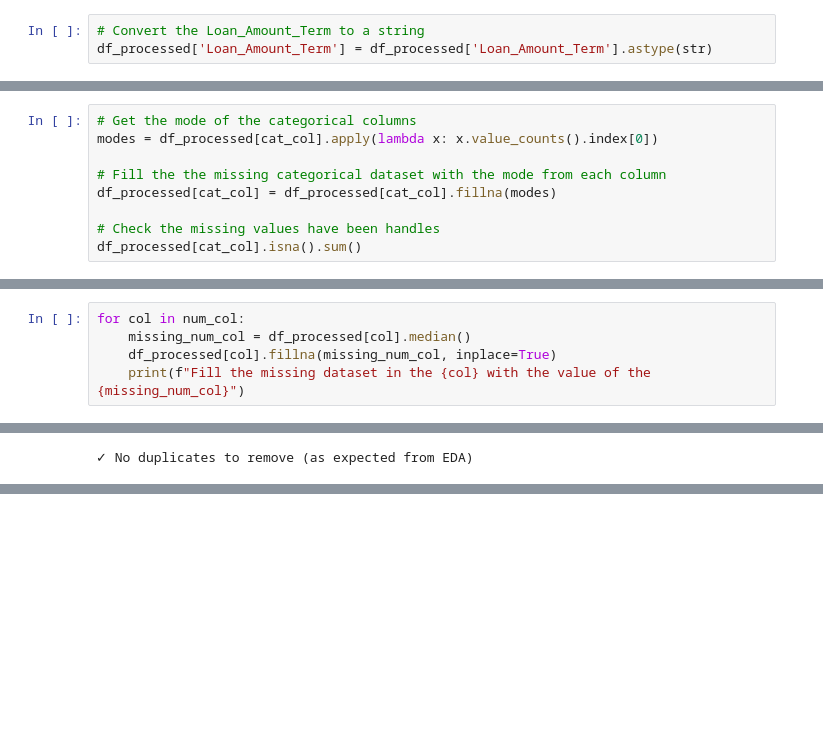
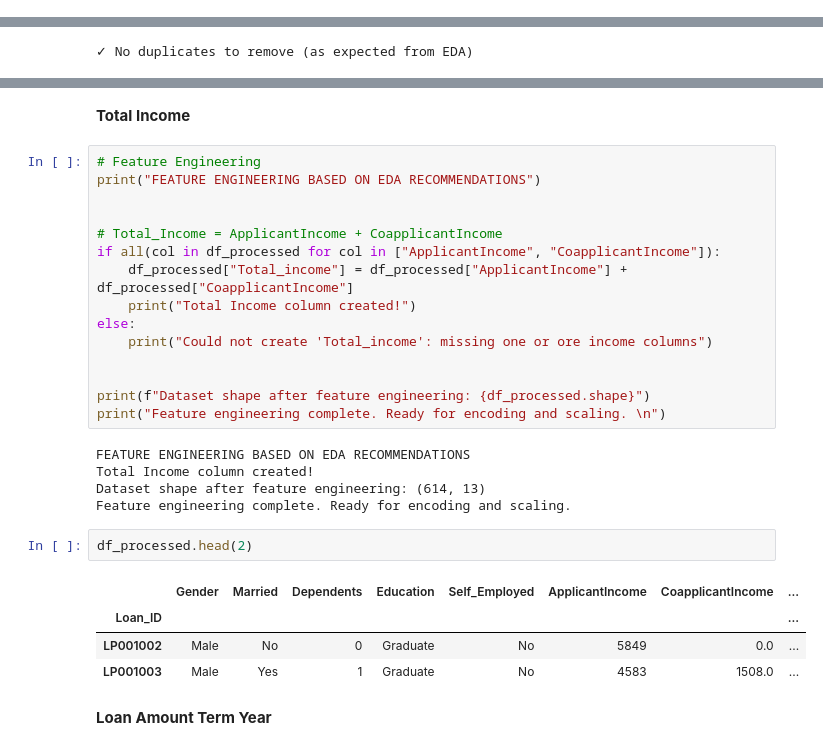
Before and after one commit to Cunyie08/module_3, a Jupyter notebook: module_3_tasks/kanyisola_fagbayi_task_25_home_dataset/home_loan_data_preprocessing.ipynb, the cells around one changed output, grey strips where cells are left out. Drawn from its saved outputs; the diff is of its cells as text; blank space fills up the shorter version.

```diff
--- a/module_3_tasks/kanyisola_fagbayi_task_25_home_dataset/home_loan_data_preprocessing.ipynb
+++ b/module_3_tasks/kanyisola_fagbayi_task_25_home_dataset/home_loan_data_preprocessing.ipynb
@@ -176,3 +136,0 @@ df_processed['Credit_History'] = df_processed['Credit_History'].map({'1.0': 'goo
-# %%
-# Convert the Loan_Amount_Term to a string
-df_processed['Loan_Amount_Term'] = df_processed['Loan_Amount_Term'].astype(str)
@@ -187,9 +136,0 @@ Index(['Gender', 'Married', 'Dependents', 'Education', 'Self_Employed',
-# %%
-# Get the mode of the categorical columns
-modes = df_processed[cat_col].apply(lambda x: x.value_counts().index[0])
-
-# Fill the the missing categorical dataset with the mode from each column
-df_processed[cat_col] = df_processed[cat_col].fillna(modes)
-
-# Check the missing values have been handles
-df_processed[cat_col].isna().sum()
@@ -231,5 +136,0 @@ Index(['ApplicantIncome', 'CoapplicantIncome', 'LoanAmount', 'Loan_Status'], dty
-# %%
-for col in num_col:
-    missing_num_col = df_processed[col].median()
-    df_processed[col].fillna(missing_num_col, inplace=True)
-    print(f"Fill the missing dataset in the {col} with the value of the {missing_num_col}")
@@ -269,0 +160,31 @@ else:
+# %% [markdown]
+**Total Income**
+# %%
+# Feature Engineering
+print("FEATURE ENGINEERING BASED ON EDA RECOMMENDATIONS")
+
+
+# Total_Income = ApplicantIncome + CoapplicantIncome
+if all(col in df_processed for col in ["ApplicantIncome", "CoapplicantIncome"]):
+    df_processed["Total_income"] = df_processed["ApplicantIncome"] + df_processed["CoapplicantIncome"]
+    print("Total Income column created!")
+else:
+    print("Could not create 'Total_income': missing one or ore income columns")
+
+
+print(f"Dataset shape after feature engineering: {df_processed.shape}")
+print("Feature engineering complete. Ready for encoding and scaling. \n")
+# %% [output]
+FEATURE ENGINEERING BASED ON EDA RECOMMENDATIONS
+Total Income column created!
+Dataset shape after feature engineering: (614, 13)
+Feature engineering complete. Ready for encoding and scaling.
+# %%
+df_processed.head(2)
+# %% [output]
+|  | Gender | Married | Dependents | Education | Self_Employed | ApplicantIncome | CoapplicantIncome | ... |
+| Loan_ID |  |  |  |  |  |  |  | ... |
+| LP001002 | Male | No | 0 | Graduate | No | 5849 | 0.0 | ... |
+| LP001003 | Male | Yes | 1 | Graduate | No | 4583 | 1508.0 | ... |
+# %% [markdown]
+**Loan Amount Term Year**
```
Also changed, not shown: parts of 36 cells of this notebook, 2 other files.
